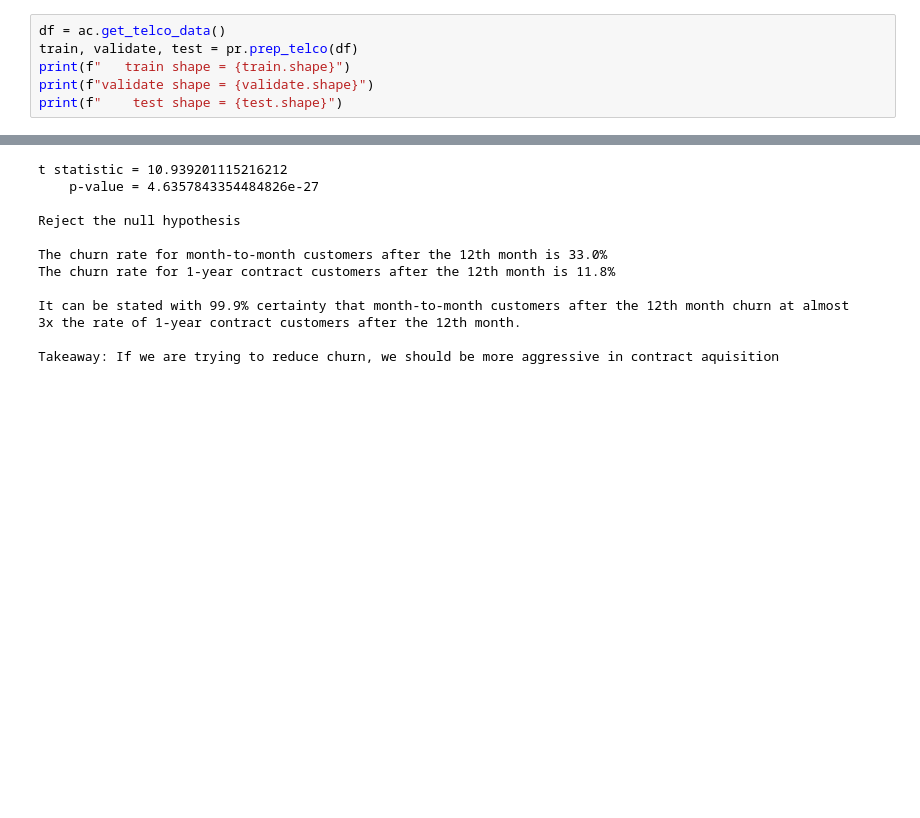
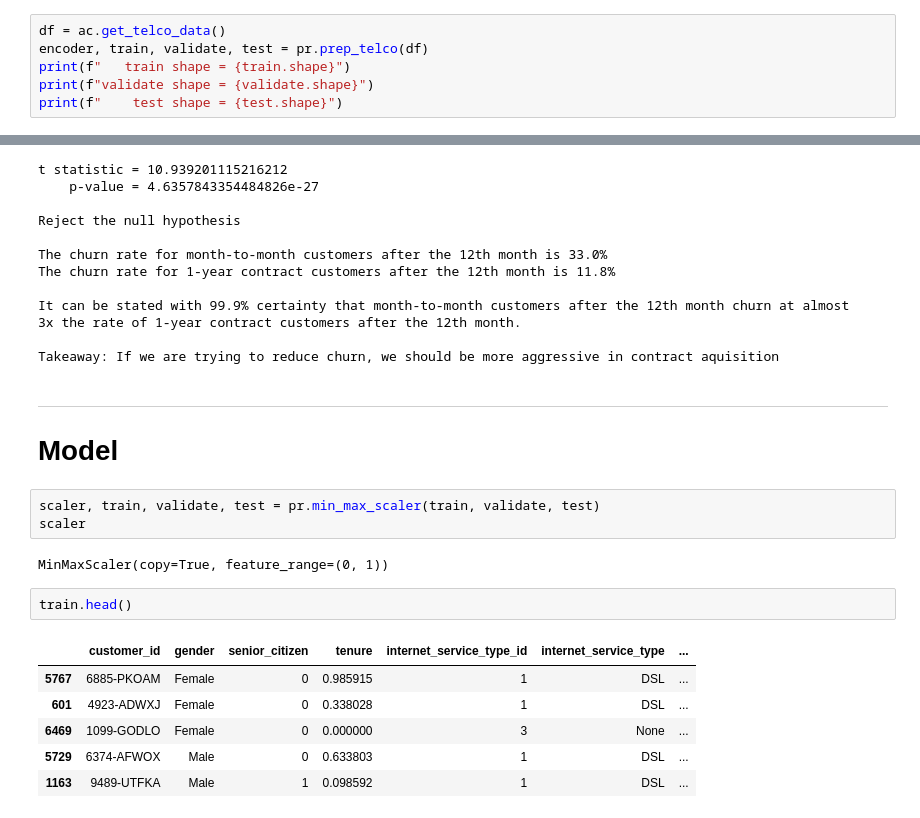
Before and after one commit to hartman-jiang-classification-project/telco-classification-project, a Jupyter notebook: alec_exploration.ipynb, the cells around one changed output, grey strips where cells are left out. Cells and saved outputs as stored; diff of their text form; blank space fills up the shorter version.

Commit message:
committing min_max_scaler function

```diff
--- a/alec_exploration.ipynb
+++ b/alec_exploration.ipynb
@@ -19,7 +19,7 @@ import warnings
 warnings.filterwarnings("ignore")
 # %%
 df = ac.get_telco_data()
-train, validate, test = pr.prep_telco(df)
+encoder, train, validate, test = pr.prep_telco(df)
 print(f"   train shape = {train.shape}")
 print(f"validate shape = {validate.shape}")
 print(f"    test shape = {test.shape}")
@@ -349,3 +355,20 @@ It can be stated with 99.9% certainty that month-to-month customers after the 12
 3x the rate of 1-year contract customers after the 12th month.
 
 Takeaway: If we are trying to reduce churn, we should be more aggressive in contract aquisition
+# %% [markdown]
+---
+# Model
+# %%
+scaler, train, validate, test = pr.min_max_scaler(train, validate, test)
+scaler
+# %% [output]
+MinMaxScaler(copy=True, feature_range=(0, 1))
+# %%
+train.head()
+# %% [output]
+|  | customer_id | gender | senior_citizen | tenure | internet_service_type_id | internet_service_type | ... |
+| 5767 | 6885-PKOAM | Female | 0 | 0.985915 | 1 | DSL | ... |
+| 601 | 4923-ADWXJ | Female | 0 | 0.338028 | 1 | DSL | ... |
+| 6469 | 1099-GODLO | Female | 0 | 0.000000 | 3 | None | ... |
+| 5729 | 6374-AFWOX | Male | 0 | 0.633803 | 1 | DSL | ... |
+| 1163 | 9489-UTFKA | Male | 1 | 0.098592 | 1 | DSL | ... |
```
Also changed, not shown: parts of 5 cells of this notebook, 1 other file.
